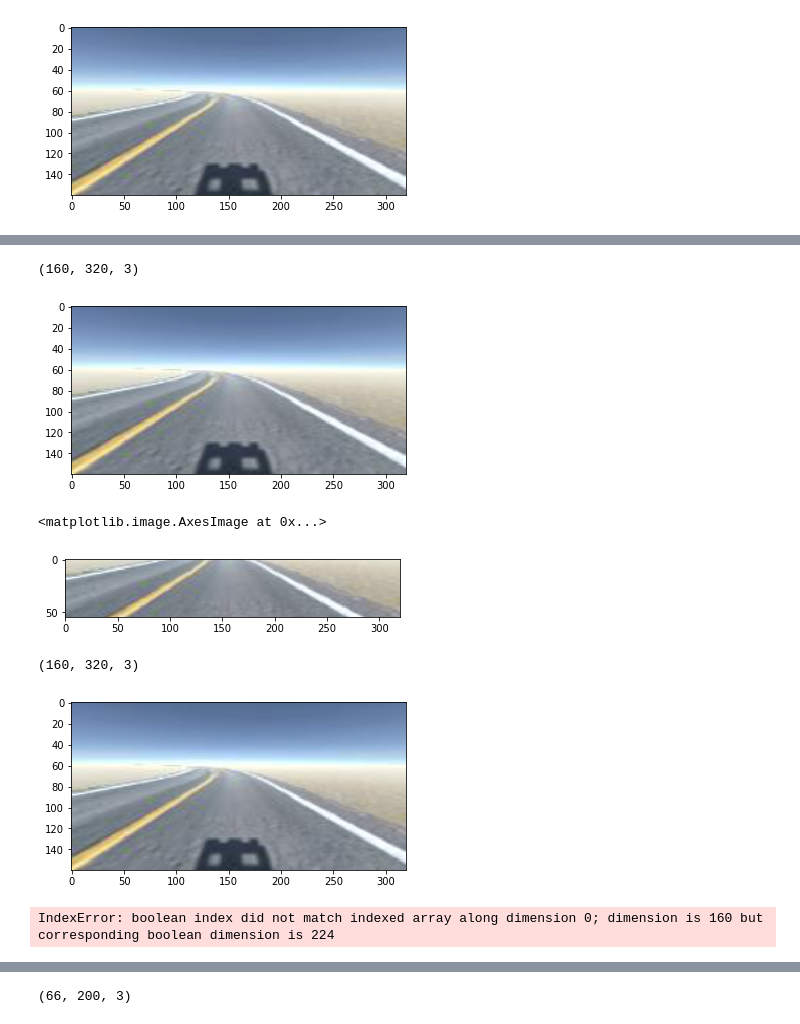
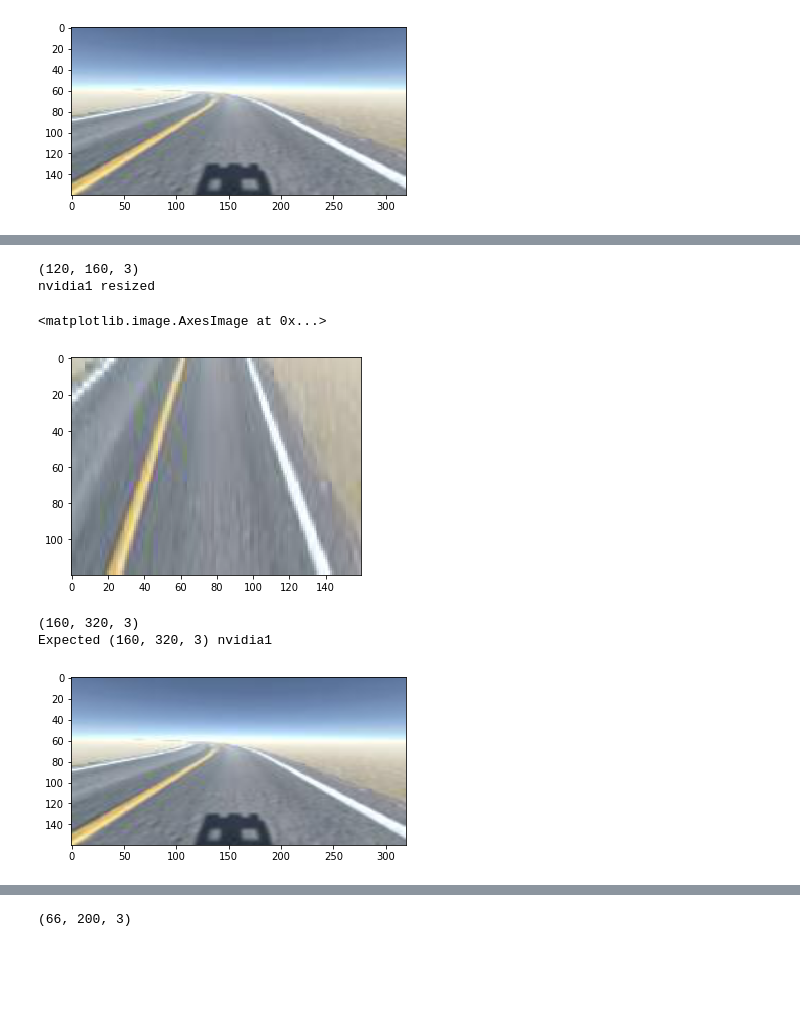
Before and after one commit to dsikar/sdsandbox, a Jupyter notebook: src/augment.ipynb, the cells around one changed output, grey strips where cells are left out. Cells and saved outputs as stored; diff of their text form; code cells hidden in the pictures; blank space fills up the shorter version.

```diff
--- a/src/augment.ipynb
+++ b/src/augment.ipynb
@@ -222,60 +258,24 @@ def batch_generator(data_dir, image_paths, steering_angles, batch_size, is_train
+# %%
+image_nvidia_crop_resized = cv2.resize(image_nvidia1_crop, (IMAGE_WIDTH, IMAGE_HEIGHT), cv2.INTER_AREA)
+print(image_nvidia_crop_resized.shape)
+print("nvidia1 resized")
+plt.imshow(image_nvidia_crop_resized)
+# %% [output]
+(120, 160, 3)
+nvidia1 resized
+<matplotlib.image.AxesImage at 0x...>
+[figure, added]
 # %%
-# cropping test
+# cropping test nvidia2
+
 import matplotlib.pyplot as plt
-fp = '/home/simbox/git/msc-data/unity/log2/logs_Fri_Jul_10_09_16_18_2020/10000_cam-image_array_.jpg'
-image = load_image(fp)
+IMAGE_WIDTH, IMAGE_HEIGHT = 320, 160
 image_resized = cv2.resize(image, (IMAGE_WIDTH, IMAGE_HEIGHT), cv2.INTER_AREA)
 # plt.imshow(image)
 plt.imshow(image_resized)
 print(image_resized.shape)
+print("Expected (160, 320, 3) nvidia1")
 # %% [output]
 (160, 320, 3)
+Expected (160, 320, 3) nvidia1
 [figure]
-# %%
-def crop(image):
-    """
-    Crop the image (removing the sky at the top and the car front at the bottom)
-    """
-    # unity
-    return image[70:-35, :, :] # remove the sky and the car front
-    # alexnet
-    # return image[100:-50, :, :] # remove the sky and the car front
-
-image = crop(image_resized)
-plt.imshow(image)
-# %% [output]
-<matplotlib.image.AxesImage at 0x...>
-[figure, removed]
-# %%
-# images for dissertation - Augmentation section
-# Assume original size is 320x160
-image = load_image(fp)
-image = cv2.resize(image, (320, 160), cv2.INTER_AREA)
-steering_angle = 0.07
-# image, steering_angle = augment(image, steering_angle)
-# image = crop(image)
-# image = crop(image)
-# image = resize(image)
-# image = rgb2yuv(image)
-# print(steering_angle)
-plt.imshow(image)
-print(image.shape) # original size of this image: 120 x 160
-# %% [output]
-(160, 320, 3)
-[figure, removed]
-# %%
-# images for dissertation - Augmentation section
-# Now we augment as per NVIDIA paper
-image = load_image(fp)
-image = cv2.resize(image, (320, 160), cv2.INTER_AREA)
-steering_angle = 0.07
-image, steering_angle = augment(image, steering_angle)
-# image = crop(image)
-# image = crop(image)
-# image = resize(image)
-# image = rgb2yuv(image)
-# print(steering_angle)
-plt.imshow(image)
-print(image.shape) # original size of this image: 120 x 160
-# %% [output]
-IndexError: boolean index did not match indexed array along dimension 0; dimension is 160 but corresponding boolean dimension is 224
```
Also changed, not shown: parts of 11 cells of this notebook, 1 other file.
